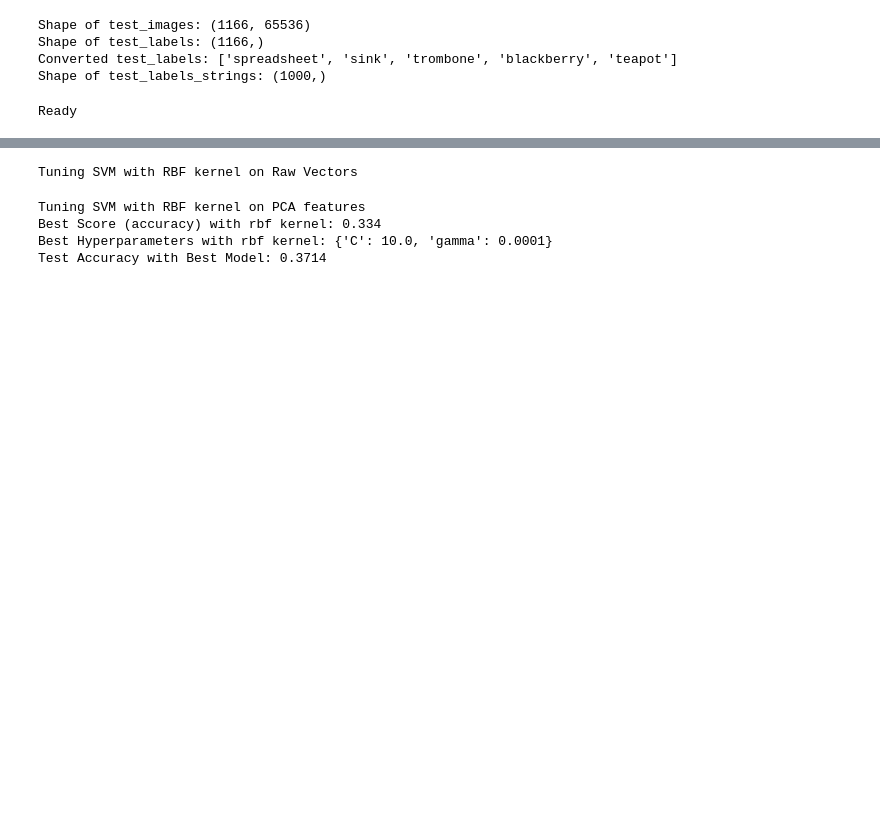
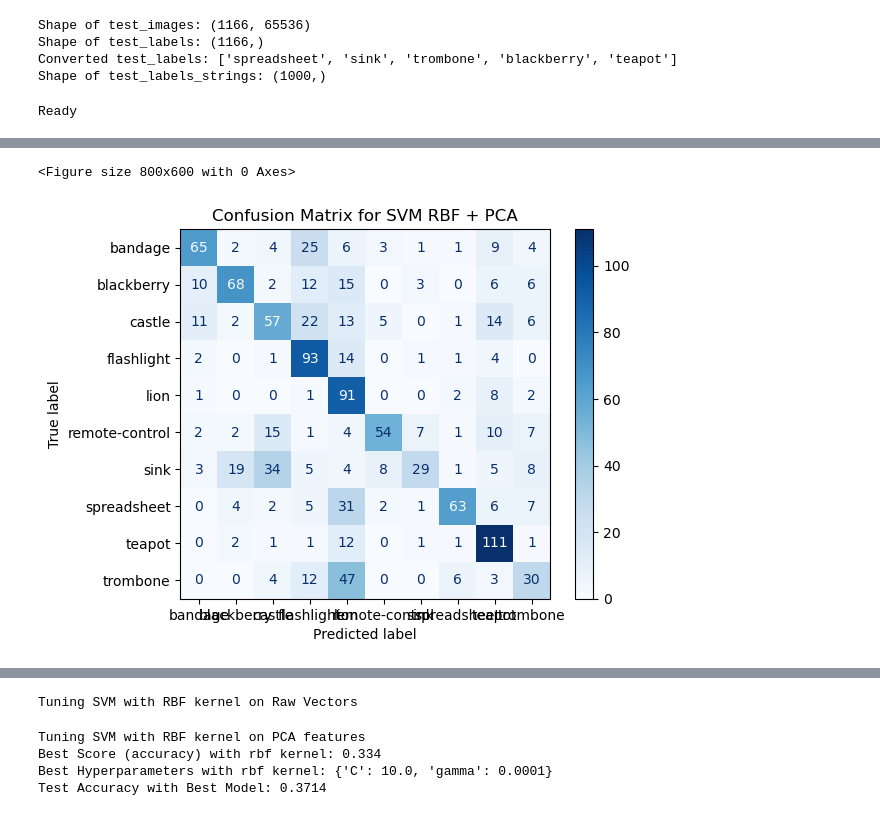
Before and after one commit to valenpy22/AA-Labs, a Jupyter notebook: Tarea1.ipynb, the cells around one changed output, grey strips where cells are left out. Cells and saved outputs as stored; diff of their text form; code cells hidden in the pictures; blank space fills up the shorter version.

```diff
--- a/Tarea1.ipynb
+++ b/Tarea1.ipynb
@@ -275,3 +298,8 @@ plot_accuracy_per_class(class_names, accuracies_rbf_pca, "RBF + PCA")
+# %%
+plot_confusion_matrix_for_model(predictions_rbf_pca, test_labels, class_names, "SVM RBF + PCA")
+# %% [output]
+<Figure size 800x600 with 0 Axes>
+[figure, added]
 # %%
 # Reduce dimensionality with UMAP (256 components)
 umap_model = umap.UMAP(n_components=256)
```
Also changed, not shown: parts of 20 cells of this notebook.
